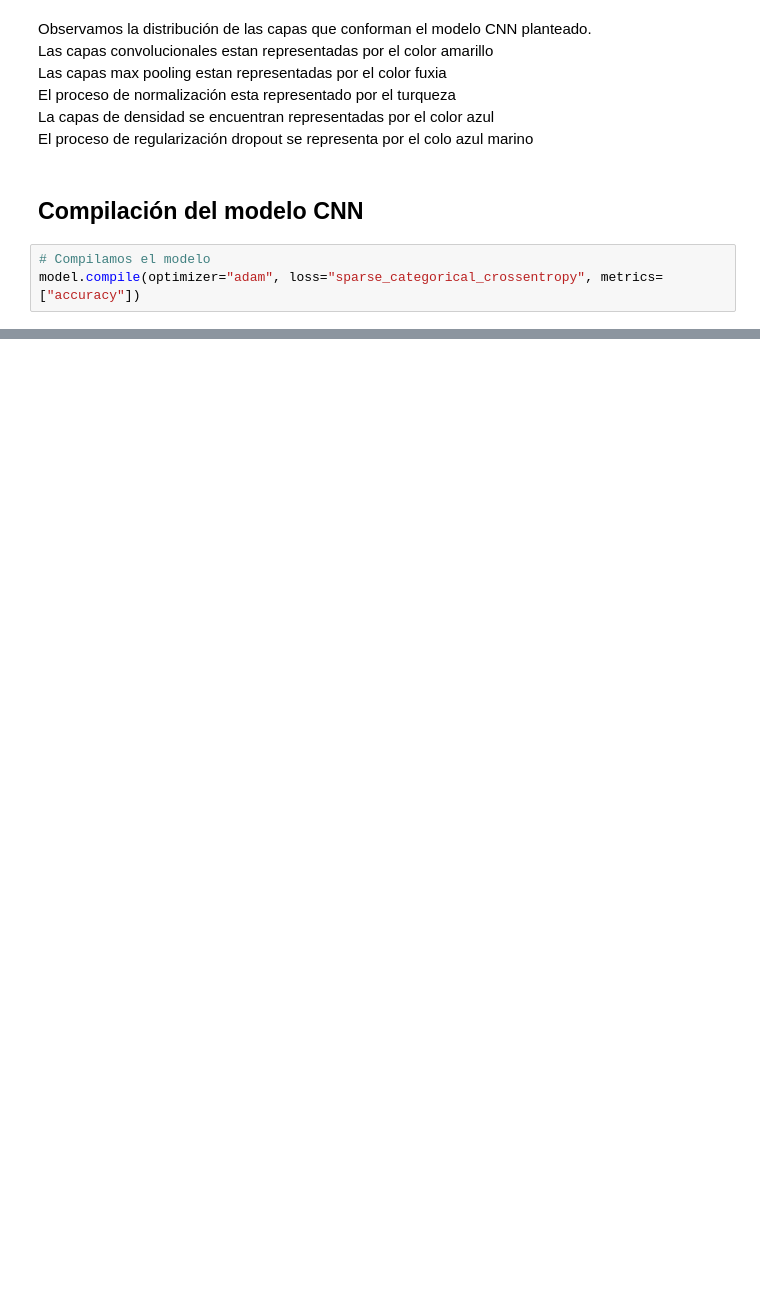
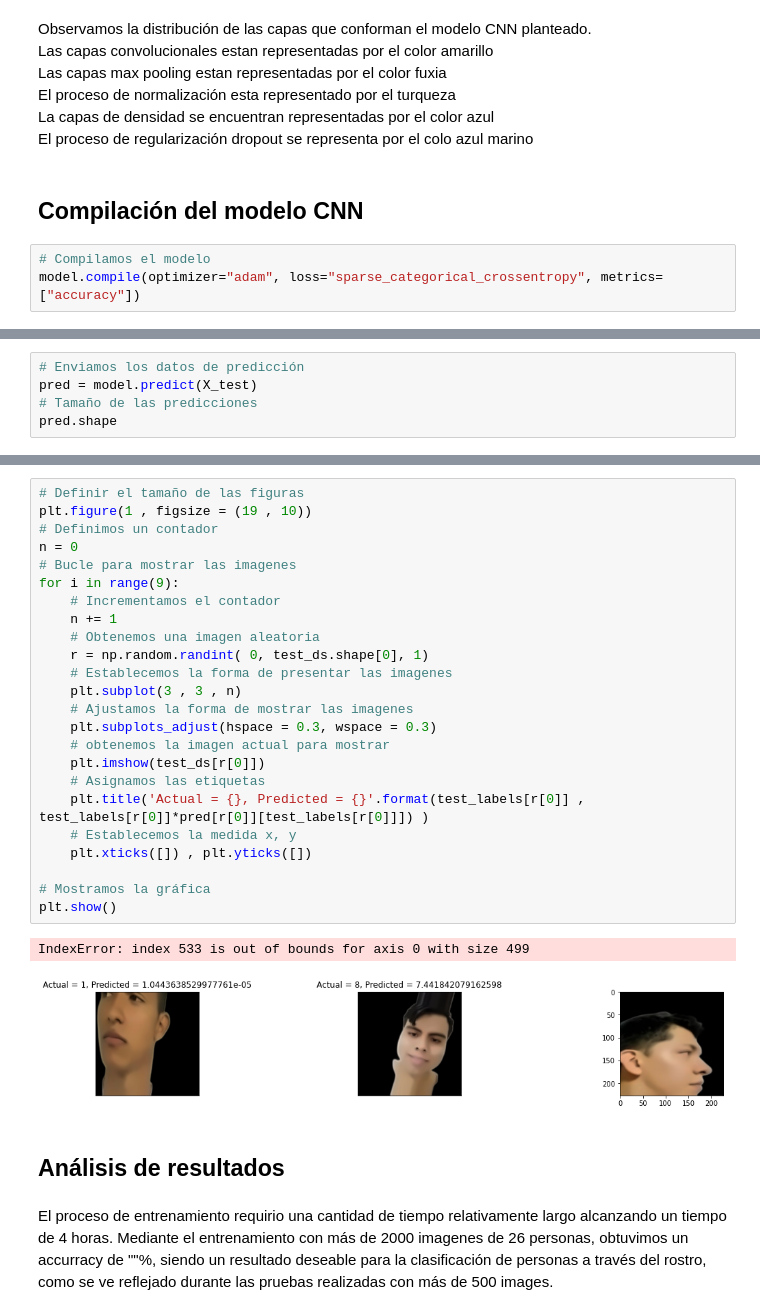
Before and after one commit to sfbarragan/CNN_ReconocimientoFacial, a Jupyter notebook: [NRC_6278]_MelanyLópez_StevenBarragan_CNN.ipynb, the cells around one changed output, grey strips where cells are left out. Saved outputs shown, nothing was run; the diff lists cells and outputs as text; blank space fills up the shorter version.

```diff
--- a/[NRC_6278]_MelanyLópez_StevenBarragan_CNN.ipynb
+++ b/[NRC_6278]_MelanyLópez_StevenBarragan_CNN.ipynb
@@ -614,0 +791,5 @@ model.compile(optimizer="adam", loss="sparse_categorical_crossentropy", metrics=
+# %%
+# Enviamos los datos de predicción
+pred = model.predict(X_test)
+# Tamaño de las predicciones
+pred.shape
@@ -614,0 +799,31 @@ model.compile(optimizer="adam", loss="sparse_categorical_crossentropy", metrics=
+# %%
+# Definir el tamaño de las figuras
+plt.figure(1 , figsize = (19 , 10))
+# Definimos un contador
+n = 0
+# Bucle para mostrar las imagenes
+for i in range(9):
+    # Incrementamos el contador
+    n += 1
+    # Obtenemos una imagen aleatoria
+    r = np.random.randint( 0, test_ds.shape[0], 1)
+    # Establecemos la forma de presentar las imagenes
+    plt.subplot(3 , 3 , n)
+    # Ajustamos la forma de mostrar las imagenes
+    plt.subplots_adjust(hspace = 0.3, wspace = 0.3)
+    # obtenemos la imagen actual para mostrar
+    plt.imshow(test_ds[r[0]])
+    # Asignamos las etiquetas
+    plt.title('Actual = {}, Predicted = {}'.format(test_labels[r[0]] , test_labels[r[0]]*pred[r[0]][test_labels[r[0]]]) )
+    # Establecemos la medida x, y
+    plt.xticks([]) , plt.yticks([])
+
+# Mostramos la gráfica
+plt.show()
+# %% [output]
+IndexError: index 533 is out of bounds for axis 0 with size 499
+[figure, added]
+# %% [markdown]
+## Análisis de resultados
+# %% [markdown]
+El proceso de entrenamiento requirio una cantidad de tiempo relativamente largo alcanzando un tiempo de 4 horas. Mediante el entrenamiento con más de 2000 imagenes de 26 personas, obtuvimos un accurracy de ""%, siendo un resultado deseable para la clasificación de personas a través del rostro, como se ve reflejado durante las pruebas realizadas con más de 500 images.
```
Also changed, not shown: parts of 29 cells of this notebook.
